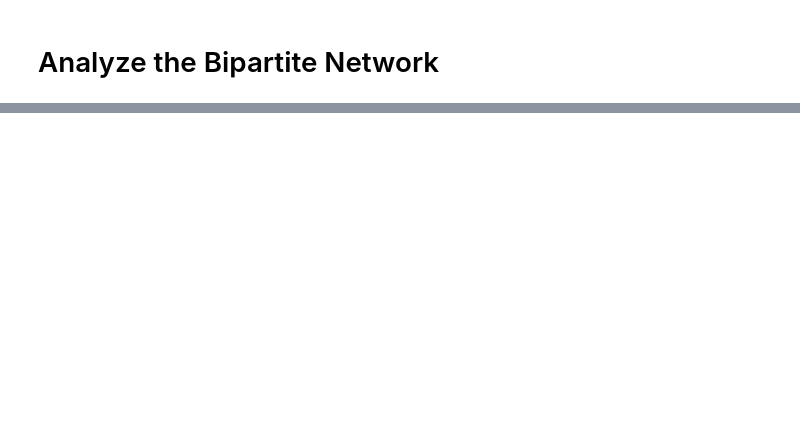
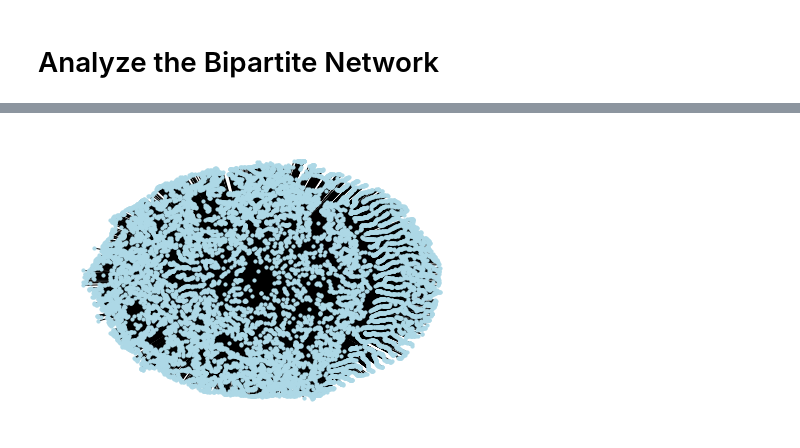
Before and after one commit to aissav/Blockchain, a Jupyter notebook: ETH_Blocks_Analysis.ipynb, the cells around one changed output, grey strips where cells are left out. Saved outputs shown, nothing was run; the diff lists cells and outputs as text; code cells hidden in the pictures; blank space fills up the shorter version.

```diff
--- a/ETH_Blocks_Analysis.ipynb
+++ b/ETH_Blocks_Analysis.ipynb
@@ -41,0 +164,5 @@ Bi.add_edges_from(edges,)
+# %%
+H = nx.subgraph(Bi,nodes_and_neighbors )
+nx.draw(H, with_labels=False, node_color='lightblue', node_size=10)
+# %% [output]
+[figure, added]
```
Also changed, not shown: parts of 30 cells of this notebook, 3 other files.
